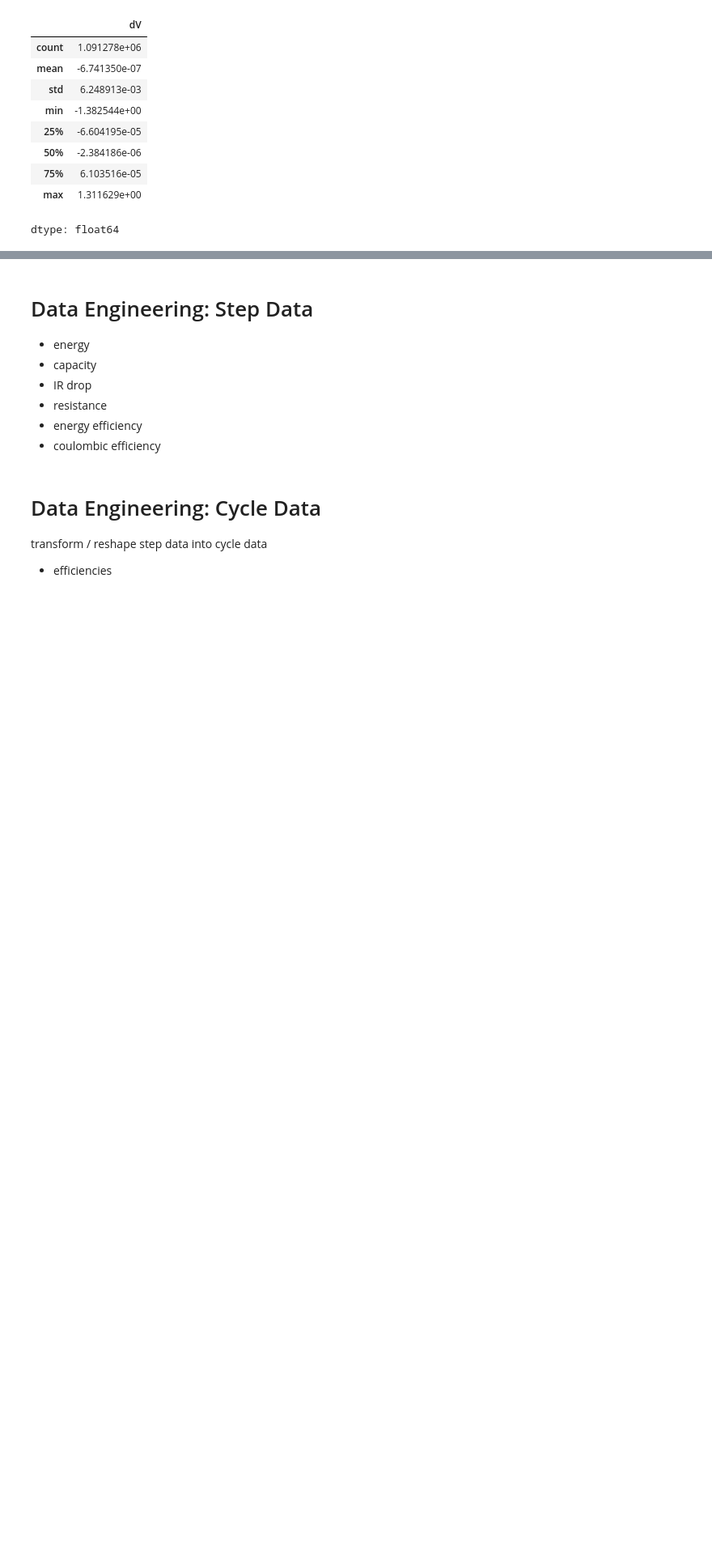
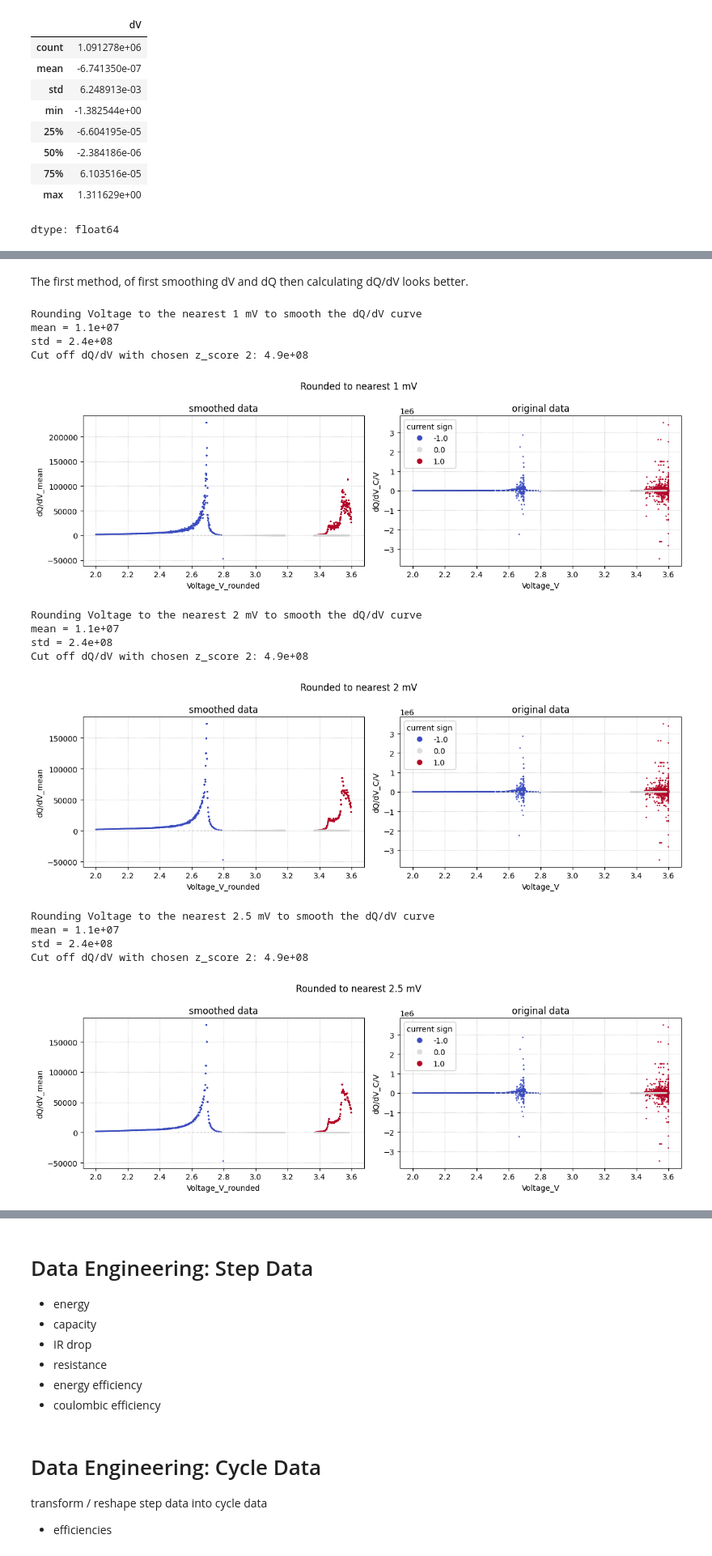
Before and after one commit to imoongh/battery_projects, a Jupyter notebook: Li_ion_Arbin.ipynb, the cells around one changed output, grey strips where cells are left out. Shown at 81% size. Saved outputs shown, nothing was run; the diff lists cells and outputs as text; code cells hidden in the pictures; blank space fills up the shorter version.

```diff
--- a/Li_ion_Arbin.ipynb
+++ b/Li_ion_Arbin.ipynb
@@ -506,0 +634,79 @@ There are clearly some outliers here
+# %% [markdown]
+The first method, of first smoothing dV and dQ then calculating dQ/dV looks better.
+# %%
+for mV in [1, 2, 2.5, 5, 10, 20, 25]:
+    print(f"\nRounding Voltage to the nearest {mV} mV to smooth the dQ/dV curve")
+    data['Voltage_V_rounded'] = data.Voltage_V.apply(lambda x: np.round(x/mV, 3)*mV) ### nearest 2 mV
+
+    # data['dQ/dV_mean'] = data.groupby(["file", "StepName", 'Voltage_V_rounded'])['dQ/dV_C/V'].transform('mean')
+    data['dV_mean'] = data.groupby(["file", "StepName", 'Voltage_V_rounded'])['dV'].transform('mean')
+    data['dQ_mean'] = data.groupby(["file", "StepName", 'Voltage_V_rounded'])['dQ'].transform('mean')
+    data['dQ/dV_mean'] = data['dQ_mean'] / data['dV_mean']
+
+    ### remove outliers
+    avg = data['dQ/dV_mean'].mean()
+    std = data['dQ/dV_mean'].std()
+    z = 2
+    print(f"mean = {avg:.2g}\nstd = {std:.2g}")
+    print(f"Cut off dQ/dV with chosen z_score {z}: {avg + z * std:.2g}")
+    data.loc[(data['dQ/dV_mean'] > avg + z * std) | (data['dQ/dV_mean'] < avg - z * std), 'dQ/dV_mean'] = np.nan
+
+
+    ### plot again
+    ### checking, using a random sample and c-rate
+    sample = "k1"
+    Crate = 3.0
+
+    d = data[(data.sample_num == sample) & (data.C_rate == Crate)].reset_index(drop=True)
+    d['current_sign'] = d.Current_A.apply(np.sign)
+    d = d[d['dQ/dV_C/V'] < 1e7]
+
+    ms = 3 ### markersize
+
+    fig, axs = plt.subplots(ncols = 2, figsize = (12, 4))
+    ax1, ax2 = axs
+    sns.scatterplot(d,
+                    ax = ax1,
+                    x = 'Voltage_V_rounded',
+                    y = 'dQ/dV_mean',
+                    hue = 'current_sign',
+                    palette = 'coolwarm',
+                    edgecolor = None,
+                    s = ms,
+                    legend = False, # don't need it in the first subplot
+                    )
+    sns.scatterplot(d,
+                    ax = ax2,
+                    x = 'Voltage_V',
+                    y = 'dQ/dV_C/V',
+                    hue = 'current_sign',
+                    palette = 'coolwarm',
+                    edgecolor = None,
+                    s = ms,
+                    )
+    ax2.legend(loc = 'upper left', bbox_to_anchor = (0, 1),
+               title = 'current sign',
+               markerscale = 12/ms)
+    for ax in axs:
+        ax.grid(c = 'gray', linestyle = ':', alpha = 0.5)
+    ax1.set_title("smoothed data")
+    ax2.set_title('original data')
+    plt.suptitle(f"Rounded to nearest {mV} mV")
+    plt.tight_layout()
+    plt.show()
+# %% [output]
+Rounding Voltage to the nearest 1 mV to smooth the dQ/dV curve
+mean = 1.1e+07
+std = 2.4e+08
+Cut off dQ/dV with chosen z_score 2: 4.9e+08
+[figure, added]
+Rounding Voltage to the nearest 2 mV to smooth the dQ/dV curve
+mean = 1.1e+07
+std = 2.4e+08
+Cut off dQ/dV with chosen z_score 2: 4.9e+08
+[figure, added]
+Rounding Voltage to the nearest 2.5 mV to smooth the dQ/dV curve
+mean = 1.1e+07
+std = 2.4e+08
+Cut off dQ/dV with chosen z_score 2: 4.9e+08
+[figure, added]
```
Also changed, not shown: parts of 11 cells of this notebook.
